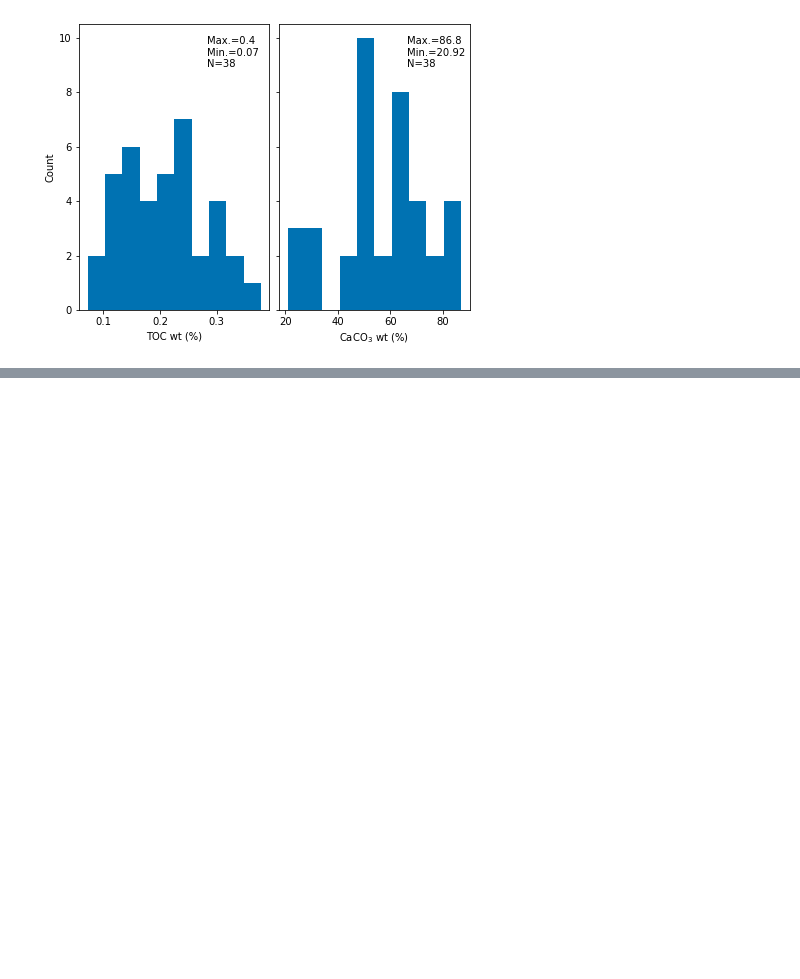
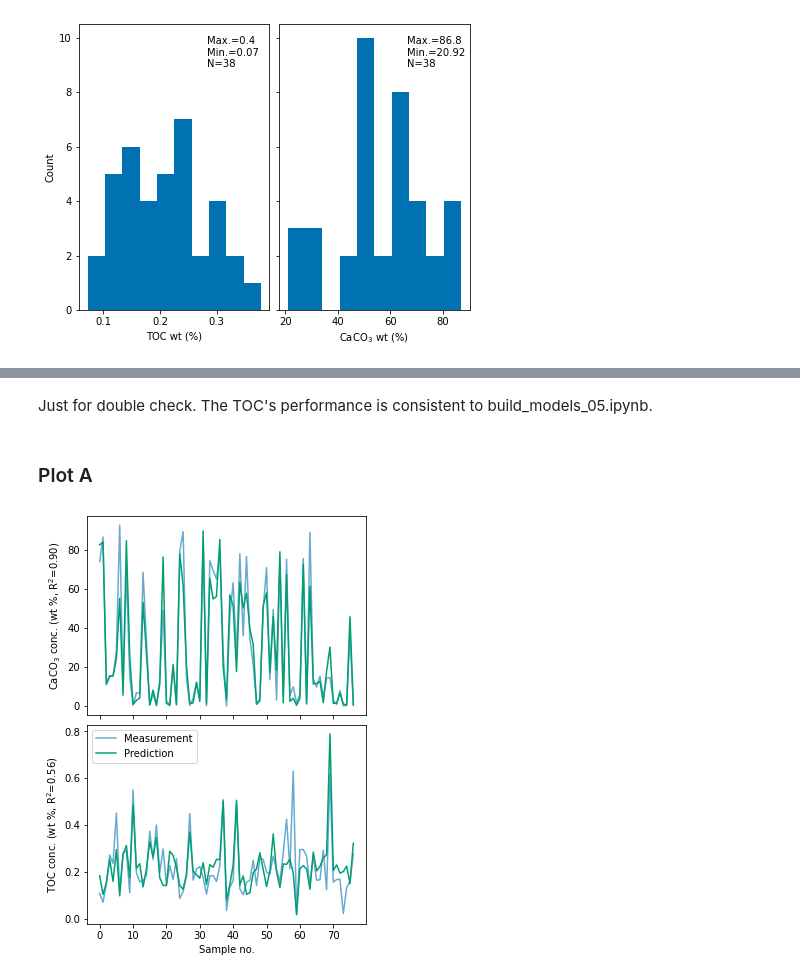
Before and after one commit to dispink/CaCO3_NWP, a Jupyter notebook: plot_for_paper.ipynb, the cells around one changed output, grey strips where cells are left out. Drawn from its saved outputs; the diff is of its cells as text; code cells hidden in the pictures; blank space fills up the shorter version.

```diff
--- a/plot_for_paper.ipynb
+++ b/plot_for_paper.ipynb
@@ -170,0 +326,23 @@ fig.savefig('results/data_hist_pilot_{}.png'.format(date))
+# %% [markdown]
+Just for double check. The TOC's performance is consistent to build_models_05.ipynb.
+# %% [markdown]
+### Plot A
+# %%
+from sklearn.metrics import r2_score
+
+fig, axes = plt.subplots(2, 1, figsize=(5, 7.5), sharex='col')
+axes[0].plot(range(len(y_ca_test)), y_ca_test, alpha=0.6, label='Measurement')
+axes[0].plot(range(len(y_ca_predict)), y_ca_predict, label='Prediction')
+axes[0].set_ylabel('CaCO$_3$ conc. (wt %, R$^2$={:.2f})'.format(r2_score(y_ca_test, y_ca_predict)))
+
+axes[1].plot(range(len(y_toc_test)), y_toc_test, alpha=0.6, label='Measurement')
+axes[1].plot(range(len(y_toc_predict)), y_toc_predict, label='Prediction')
+axes[1].set_ylabel('TOC conc. (wt %, R$^2$={:.2f})'.format(r2_score(y_toc_test, y_toc_predict)))
+axes[1].legend(loc='upper left')
+axes[1].set_yticks(np.linspace(0, 0.8, 5))
+
+axes[1].set_xlabel('Sample no.')
+fig.subplots_adjust(hspace=.05)
+fig.savefig('results/1st_performance_test_a_{}.png'.format(date))
+# %% [output]
+[figure, added]
```
Also changed, not shown: parts of 25 cells of this notebook.
